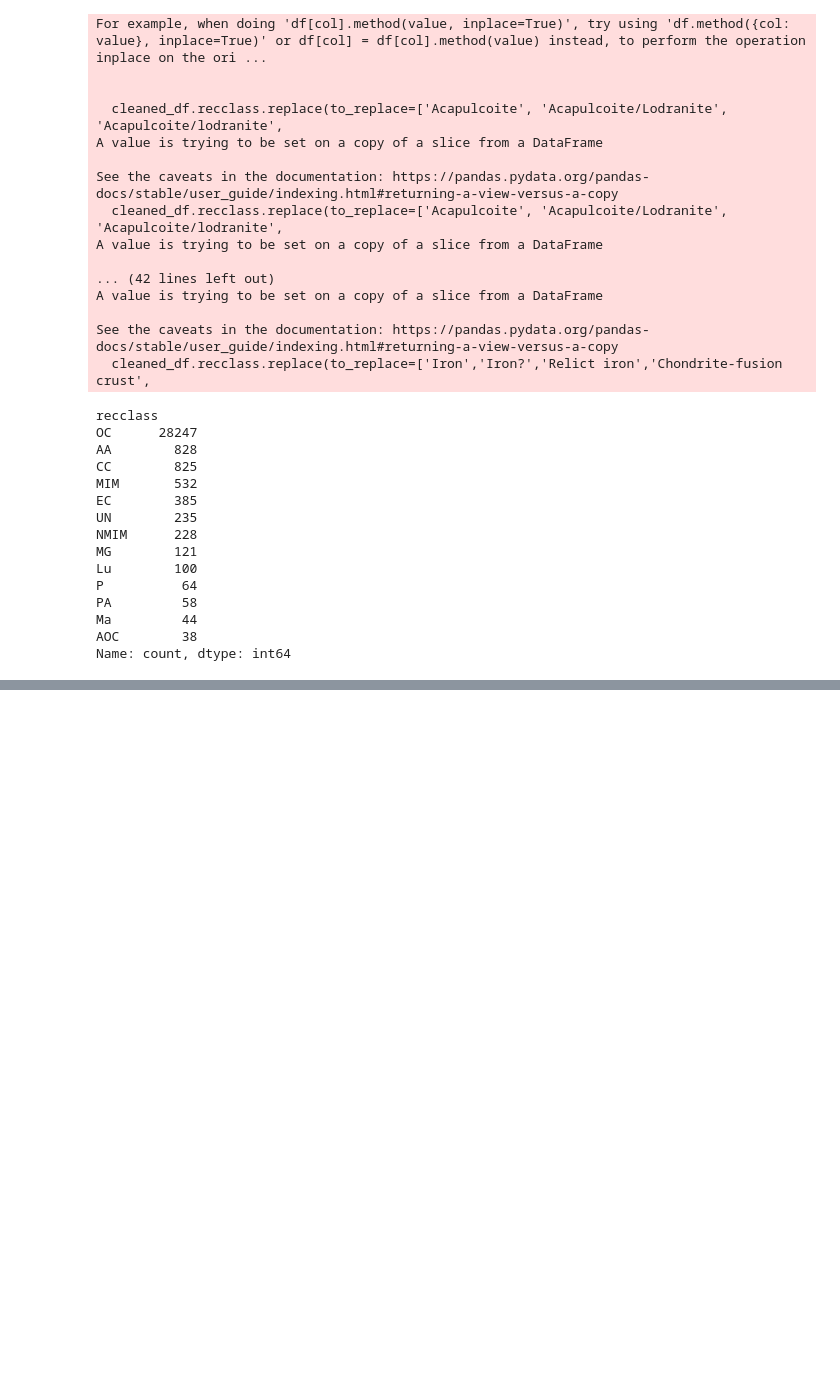
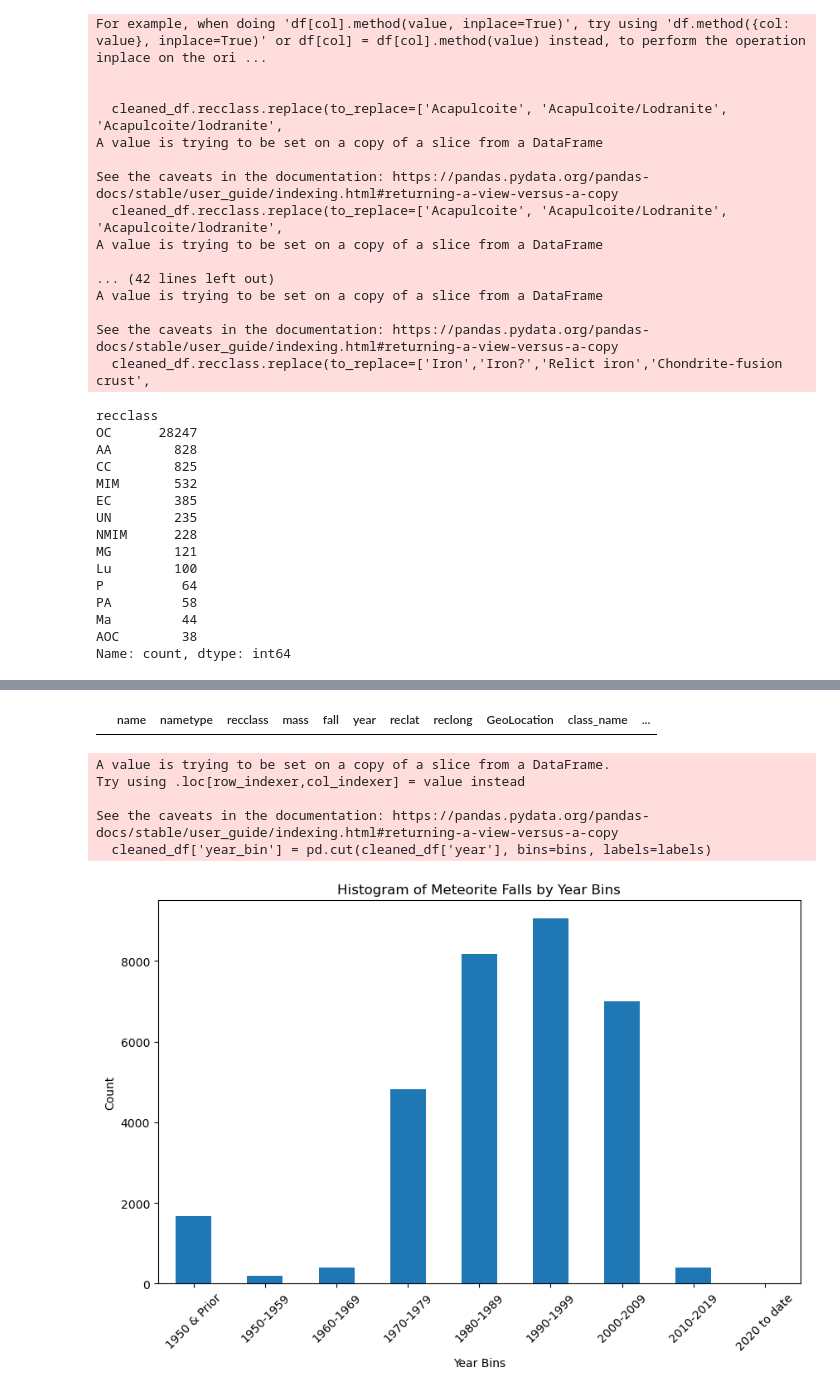
Before and after one commit to onemanlutta/Visualization-GeoJson-Leaflet-Plotly-Project, a Jupyter notebook: Maero/meteorite-landings.ipynb, the cells around one changed output, grey strips where cells are left out. Cells and saved outputs as stored; diff of their text form; code cells hidden in the pictures; blank space fills up the shorter version.

```diff
--- a/Maero/meteorite-landings.ipynb
+++ b/Maero/meteorite-landings.ipynb
@@ -392,0 +428,15 @@ meteorite_class_dict = {
+# %%
+# Group name mapping
+
+meteorite_group_dict = {
+    'Stony Meteorite': ['CC','OC','EC','AOC','Ma','AA','PA','Lu'],
+    'Stony-iron meteorite': ['P','MG'],
+    'Iron meteorite': ['MIM','NMIM'],
+    'Ungrouped or Unknown': ['UN']
+}
+
+mapping_dict = {}
+for category, items in meteorite_group_dict.items():
+    for item in items:
+        mapping_dict[item] = category
+mapping_dict
@@ -392,0 +457,5 @@ meteorite_class_dict = {
+# %%
+# Adding/Mapping group_name to the DataFrame
+
+cleaned_df['group_name'] = cleaned_df['recclass'].map(mapping_dict)
+cleaned_df.head()
@@ -512,2 +576,39 @@ memory usage: 4.1+ MB
 # %%
-df
+# Confirm if there are rows with zero lat & lon in the DF (if available, drop?)
+
+cleaned_df.loc[(cleaned_df['reclat'] == 0) & (cleaned_df['reclong'] == 0)]
+# %% [output]
+|  | name | nametype | recclass | mass | fall | year | reclat | reclong | GeoLocation | class_name | ... |
+# %%
+# 4.3 Create year bins / buckets
+
+# [(x, (cleaned_df['year'] == x).sum()) for x in cleaned_df['year'].unique()]
+
+# Define the bins for categorizing the years
+# bins = [1940, 1950, 1960, 1970, 1980, 1990, 2000, 2010, 2020, 2030]
+# labels = [f"{bins[i]}-{bins[i+1]-1}" for i in range(len(bins)-1)]
+
+# Define the bins for categorizing the years, extending the range to cover all possible years
+bins = [float('-inf'), 1950, 1960, 1970, 1980, 1990, 2000, 2010, 2020, float('inf')]
+labels = [f"{int(bins[i])}-{int(bins[i+1]-1)}" if bins[i] != float('-inf') and bins[i+1] != float('inf') else
+          (f"{int(bins[i+1])} & Prior" if bins[i] == float('-inf') else f"{int(bins[i])} to date")
+          for i in range(len(bins)-1)]
+
+# Categorize years into bins
+cleaned_df['year_bin'] = pd.cut(cleaned_df['year'], bins=bins, labels=labels)
+
+# Plot the histogram
+plt.figure(figsize=(10, 6))
+cleaned_df['year_bin'].value_counts(sort=False).plot(kind='bar')
+plt.xlabel('Year Bins')
+plt.ylabel('Count')
+plt.title('Histogram of Meteorite Falls by Year Bins')
+plt.xticks(rotation=45)
+plt.show()
+# %% [output]
+A value is trying to be set on a copy of a slice from a DataFrame.
+Try using .loc[row_indexer,col_indexer] = value instead
+
+See the caveats in the documentation: https://pandas.pydata.org/pandas-docs/stable/user_guide/indexing.html#returning-a-view-versus-a-copy
+  cleaned_df['year_bin'] = pd.cut(cleaned_df['year'], bins=bins, labels=labels)
+[figure, added]
```
Also changed, not shown: parts of 15 cells of this notebook.
